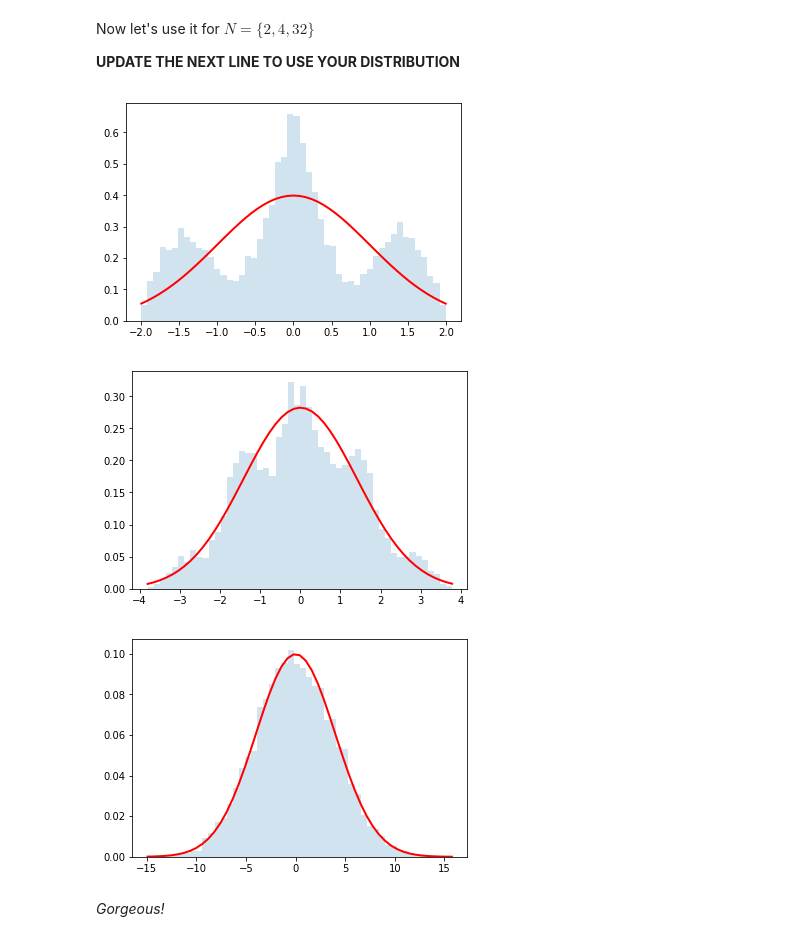
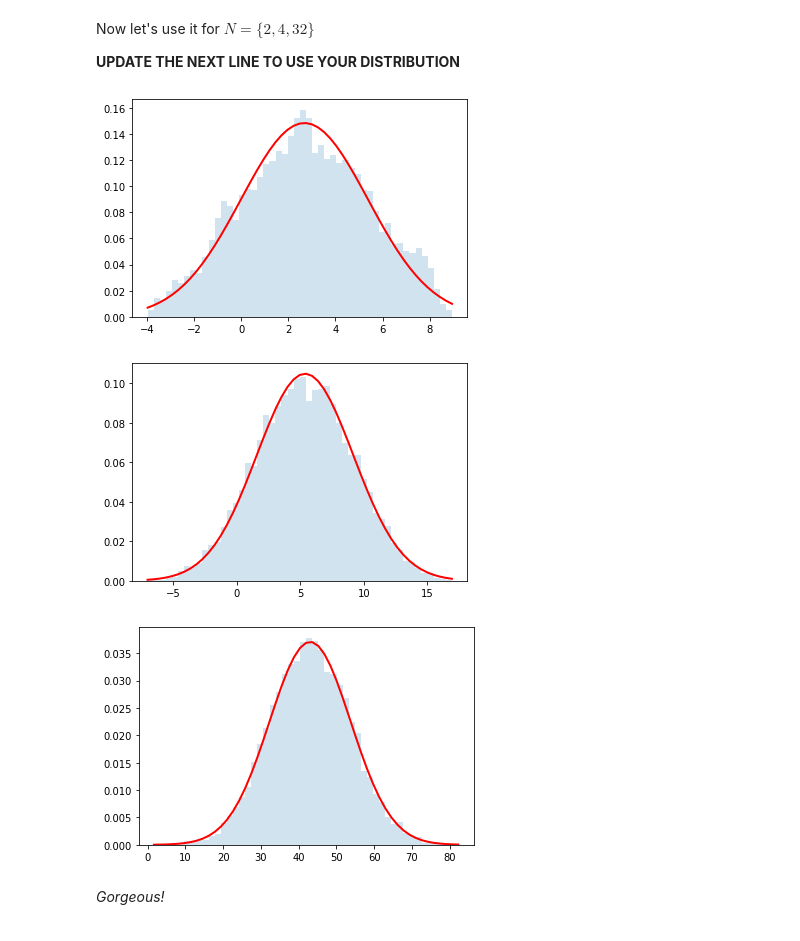
Before and after one commit to cranmer/intro-exp-phys-II, a Jupyter notebook: Central-Limit-Theorem.ipynb, the cells around one changed output. Drawn from its saved outputs; the diff is of its cells as text; code cells hidden in the pictures.

```diff
--- a/Central-Limit-Theorem.ipynb
+++ b/Central-Limit-Theorem.ipynb
@@ -195,7 +167,7 @@ n_samples = 100000
 **Update to use your distribution**
 # %%
 # Here's an example of usage
-dist = distributions.Dist_kc90()
+dist = distributions.Dist_sb6187()
 rvs = dist.rvs(n_samples)
 counts, bins, edges = plt.hist(rvs, bins=50, density=True, alpha =0.2)
 y = []
@@ -308,18 +279,18 @@ Now let's use it for $N=\{2,4,32\}$
 
 **UPDATE THE NEXT LINE TO USE YOUR DISTRIBUTION**
 # %%
-dist = distributions.Dist_kc90()  #update me!
+dist = distributions.Dist_sb6187()  #update me!
 do_convolution(dist,2)
 # %% [output]
-[figure, old version]
+[figure, new version]
 # %%
 do_convolution(dist,4)
 # %% [output]
-[figure, old version]
+[figure, new version]
 # %%
 do_convolution(dist,32)
 # %% [output]
-[figure, old version]
+[figure, new version]
 # %% [markdown]
 *Gorgeous!*
 # %% [markdown]
```
Also changed, not shown: parts of 20 cells of this notebook.
